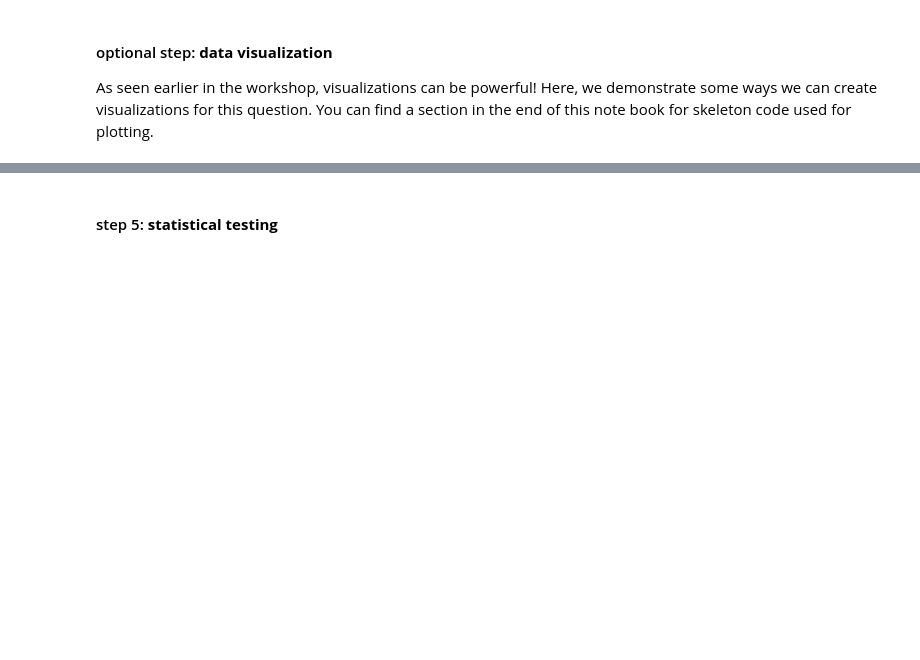
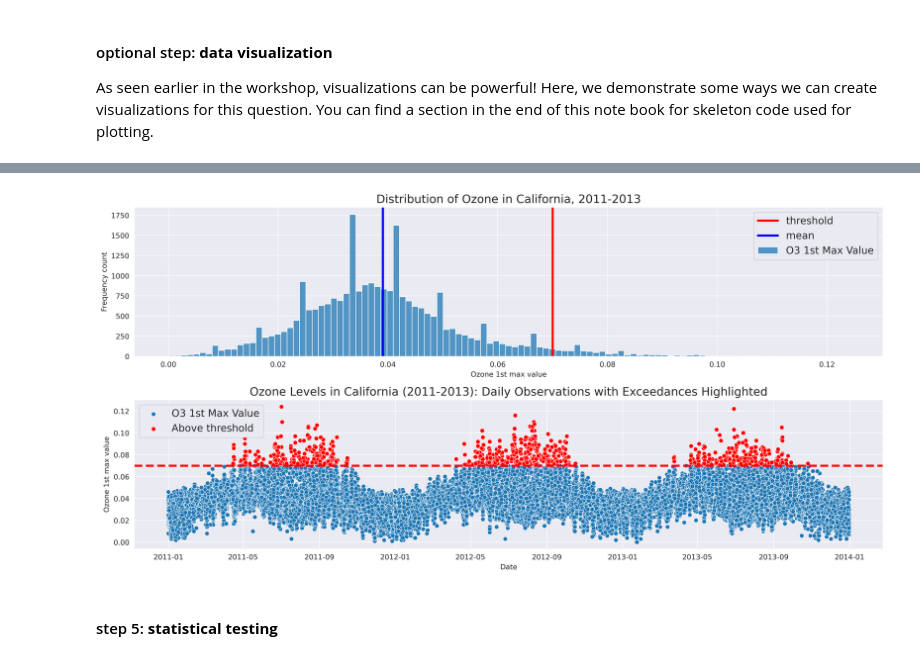
Before and after one commit to yusunnyf/Fall-24-ES-Workshops, a Jupyter notebook: Intro to Statistical Analysis/workshop2.ipynb, the cells around one changed output, grey strips where cells are left out. Drawn from its saved outputs; the diff is of its cells as text; code cells hidden in the pictures; blank space fills up the shorter version.

```diff
--- a/Intro to Statistical Analysis/workshop2.ipynb
+++ b/Intro to Statistical Analysis/workshop2.ipynb
@@ -47,7 +49,7 @@ You can read the file with the following link: `https://raw.githubusercontent.co
 # %%
 # TODO: replace the filename
 # read the dataset using the link provided above
-df = pd.read_csv("___")
+df = pd.read_csv("_____")
 
 # remove max column restriction
 pd.set_option("display.max_columns", None)
@@ -63,10 +65,11 @@ print(df_cols)
 df = df.dropna()
 
 # step 2: drop columns we don't need
-# TODO: keep everything *except for* the first 5 columns
-# i.e., we don't need: Unnamed: 0, State Code,County Code, Site Num, and Address
+# TODO: keep everything *except for* the first 6 columns
+# i.e., we don't need: Unnamed: 0.1, Unnamed: 0, State Code,County Code, Site Num, and Address
 # there are several right answers to this!
-df = ___
+# df = df.iloc[:,6:]
+# df = df.drop(columns = ['Unnamed: 0.1', 'Unnamed: 0', 'State Code', 'County Code', 'Site Num', 'Address'])
 df.head()
 # %%
 # an important addition: as a good practice, when dealing with datetime objects in a dataframe,
@@ -144,61 +285,76 @@ As seen earlier in the workshop, visualizations can be powerful! Here, we demons
 # %%
-# TODO: live coding!
-# for our question, we can plot...
-# (1) histogram to see the distribution - directly related to hypothesis testing
-# (2) scatterplot to see dates with O3 values that exceed the standard
-
+# *full* pipeline
 # first, declare the figure
+# syntax: fig, ax = plt.subplots(nrow, ncol, figsize=(width, height), dpi=dots_per_inch)
 fig, ax = plt.subplots(2, 1, figsize=(16, 8), dpi=400)
 plt.tight_layout(pad=4.0)
 
 # next, plot with Seaborn
-# want to see distribution of o3
-sns.____(x="__",
+# (1) histogram to see the distribution - directly related to hypothesis testing
+# (2) scatterplot to see dates with O3 values that exceed the standard
+# first plot: ax[0] want to see distribution of o3
+sns.___(x="o3",
              data=ca_2011_2013,
              label = "O3 1st Max Value",
              ax=ax[0])
 
-# want to see exceedance across date
-sns.___(x="date",
-                y="__",
+# second plot: ax[1] want to dates with O3 values that exceed the standard (0.07)
+# step 1: plot scatter plot
+# what should the x and y axis be? remember, we want to see what O3 values look over "time"
+sns.___(x="___",
+                y="___",
                 data=ca_2011_2013,
-                label="O3 1st Max Value",
+                label="___", # what do we want the legend to say?
                 ax=ax[1])
 
-sns.___(x="date",
-                y="o3",
+# step 2: we want to "overlay" a scatterplot to highlight the points where O3 value > threshold
+sns.___(x="___",
+                y="___",
                 data=ca_2011_2013[ca_2011_2013['o3']>0.07],
                 label="Above threshold",
                 color = 'r',
                 ax=ax[1])
 
 # don't forget to set labels and titles
 ax[0].set_xlabel("Ozone 1st max value")
 ax[0].set_ylabel("Frequency count")
 ax[0].set_title("Distribution of Ozone in California, 2011-2013",
                 fontsize = 16)
 
 ax[1].set_xlabel("Date")
 ax[1].set_ylabel("Ozone 1st max value")
 ax[1].set_title("Ozone Levels in California (2011-2013): Daily Observations with Exceedances Highlighted",
                 fontsize = 16)
 
-# additional labels
-ax[0].axvline(x=0.07, linewidth=3, color='r', label = "threshold")
-ax[0].axvline(x=ca_2011_2013['o3'].mean(), linewidth=3, color='b', label = "mean")
+# additional annotations
+# some variables we might need later
+threshold = 0.07
+mean_o3 = ca_2011_2013['o3'].mean()
+# for the histogram, let's try to annotate the following:
+# (a) a vertical line to show the EPA threshold
+ax[0].___(x=0.07, linewidth=3, color='r', label = "threshold")
+
+# (b) a vertical line to show the mean of the O3
+ax[0].___(x=ca_2011_2013['o3'].mean(), linewidth=3, color='b', label = "mean")
+
+# important line, shows the legend
 ax[0].legend(loc=0, fontsize=14)
 
-ax[1].axhline(y=0.07, linewidth=3, color='r', linestyle='--')
-ax[1].legend(loc=0, fontsize=14)
+# for the scatter plot, what do we want to annotate?
+_____
 
 # optional: add caption
 # caption = "your caption here"
 # fig.text(x, y, caption, ha='center')
 
+# TODO: change filename
 # save figure
-plt.savefig("figures/ca_o3_eda.png")
+plt.savefig("filename")
 # if using Google colab:
-# files.download ("filename.png")
+# from google.colab import files
+# files.download ("filename")
+# %% [output]
+[figure, added]
 # %% [markdown]
 #### step 5: **statistical testing**
 # %%
```
Also changed, not shown: parts of 23 cells of this notebook.
